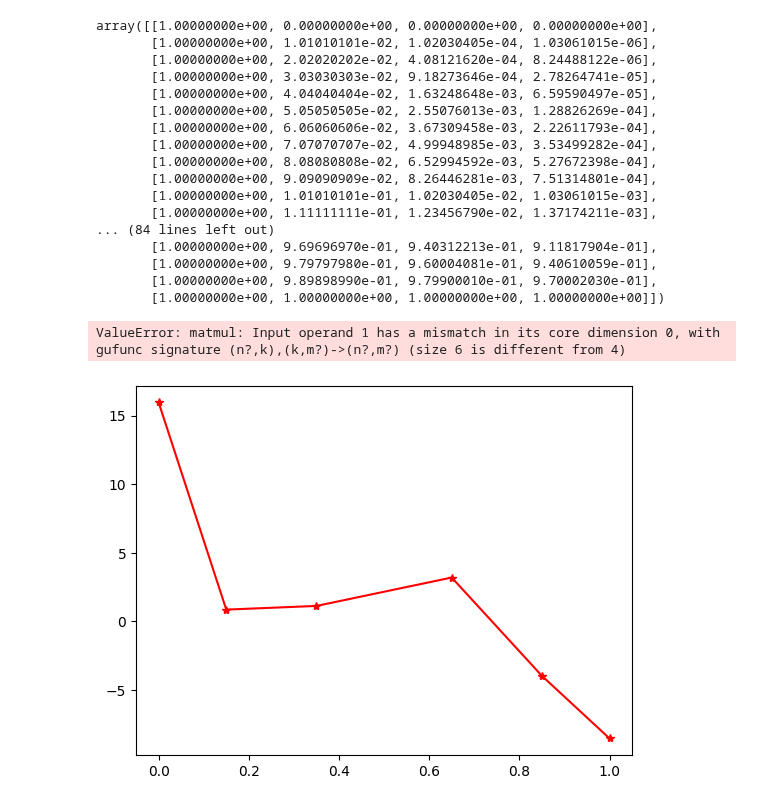
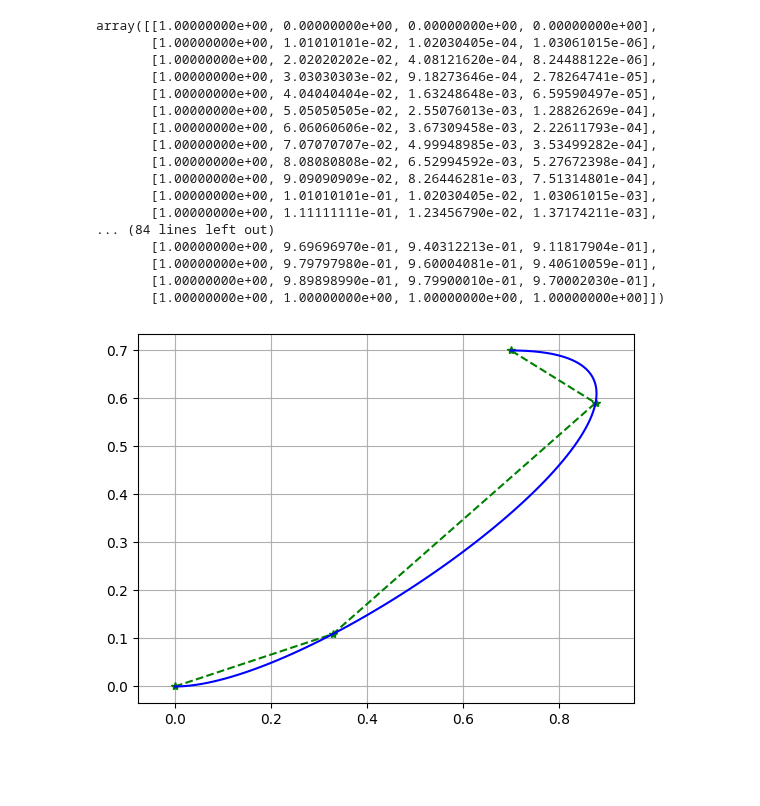
Before and after one commit to arthurrichards77/smply, a Jupyter notebook: collocation.ipynb, the cells around one changed output. Drawn from its saved outputs; the diff is of its cells as text; code cells hidden in the pictures; blank space fills up the shorter version.

```diff
--- a/collocation.ipynb
+++ b/collocation.ipynb
@@ -270,17 +222,12 @@ array([[1.00000000e+00, 0.00000000e+00, 0.00000000e+00, 0.00000000e+00],
        [1.00000000e+00, 1.00000000e+00, 1.00000000e+00, 1.00000000e+00]])
 # %%
 colloc_to_eval = coeffs_to_eval@np.linalg.inv(coeffs_to_colloc)
-# %%
-colloc_test = np.array([1,2,2,3,3,2])
-eval_test = colloc_to_eval@colloc_test
-plt.plot(colloc_dist,colloc_test,'*r-')
-plt.plot(eval_dist,eval_test,'b-')
-plt.show()
-# %% [output]
-ValueError: matmul: Input operand 1 has a mismatch in its core dimension 0, with gufunc signature (n?,k),(k,m?)->(n?,m?) (size 6 is different from 4)
-# %%
-colloc_deriv_test = colloc_to_colloc_deriv@colloc_test
-plt.plot(colloc_dist,colloc_deriv_test,'*r-')
-plt.show()
-# %% [output]
-[figure, removed]
+# %%
+plt.plot(x,y,'*g--')
+plt.plot(colloc_to_eval@x,
+         colloc_to_eval@y,'b-')
+plt.axis('equal')
+plt.grid('on')
+plt.show()
+# %% [output]
+[figure, added]
```
Also changed, not shown: parts of 24 cells of this notebook.
